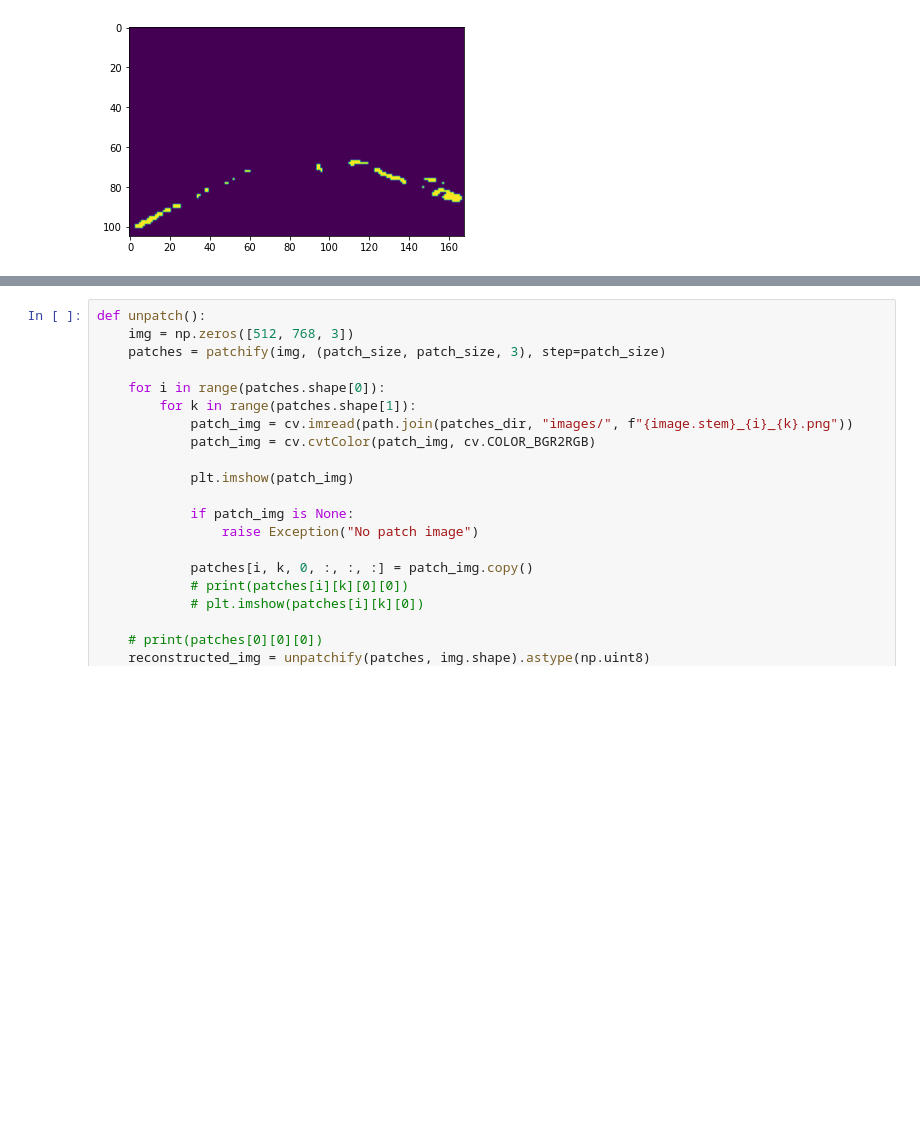
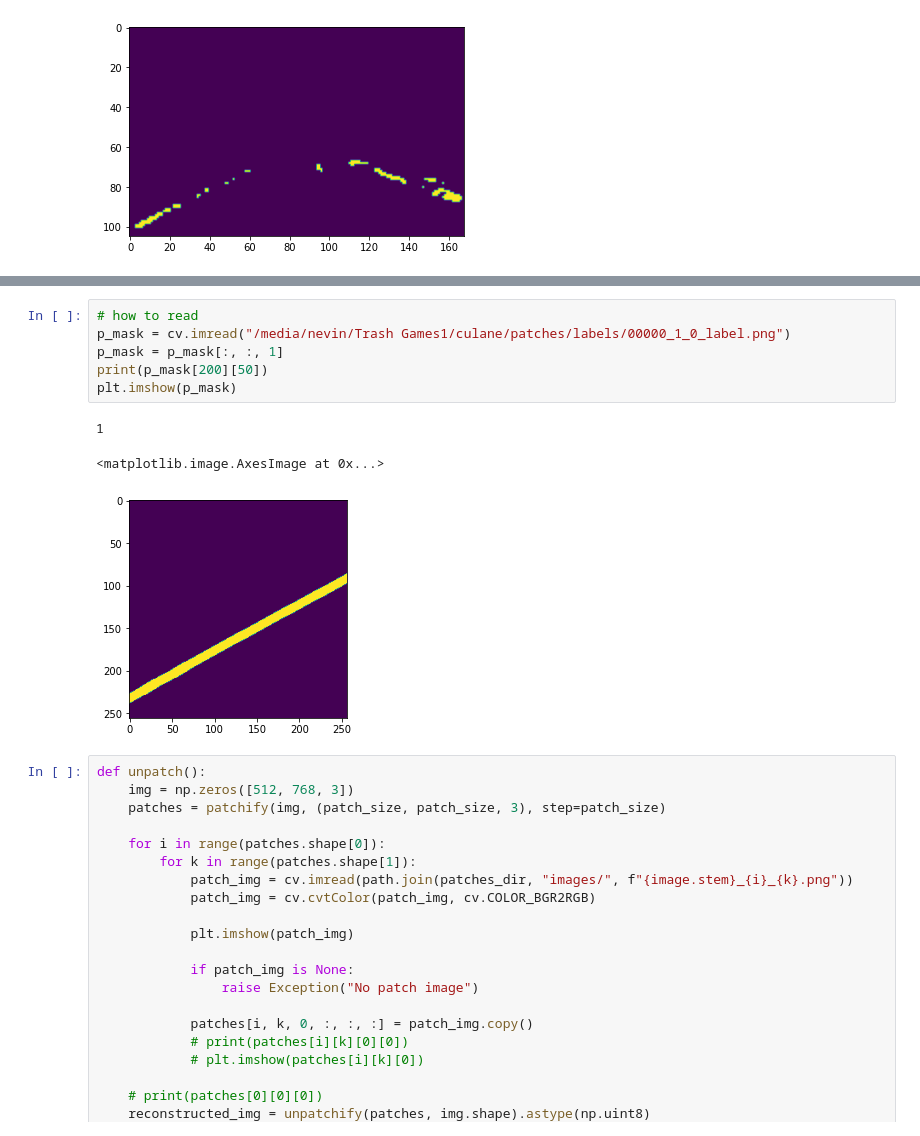
Before and after one commit to nevinpuri/slam, a Jupyter notebook: augmentation.ipynb, the cells around one changed output, grey strips where cells are left out. Saved outputs shown, nothing was run; the diff lists cells and outputs as text; blank space fills up the shorter version.

```diff
--- a/augmentation.ipynb
+++ b/augmentation.ipynb
@@ -187,3 +232,13 @@ TypeError: can only concatenate tuple (not "int") to tuple
+# %%
+# how to read
+p_mask = cv.imread("/media/nevin/Trash Games1/culane/patches/labels/00000_1_0_label.png")
+p_mask = p_mask[:, :, 1]
+print(p_mask[200][50])
+plt.imshow(p_mask)
+# %% [output]
+1
+<matplotlib.image.AxesImage at 0x...>
+[figure, added]
 # %%
 def unpatch():
     img = np.zeros([512, 768, 3])
```
Also changed, not shown: parts of 2 cells of this notebook.
